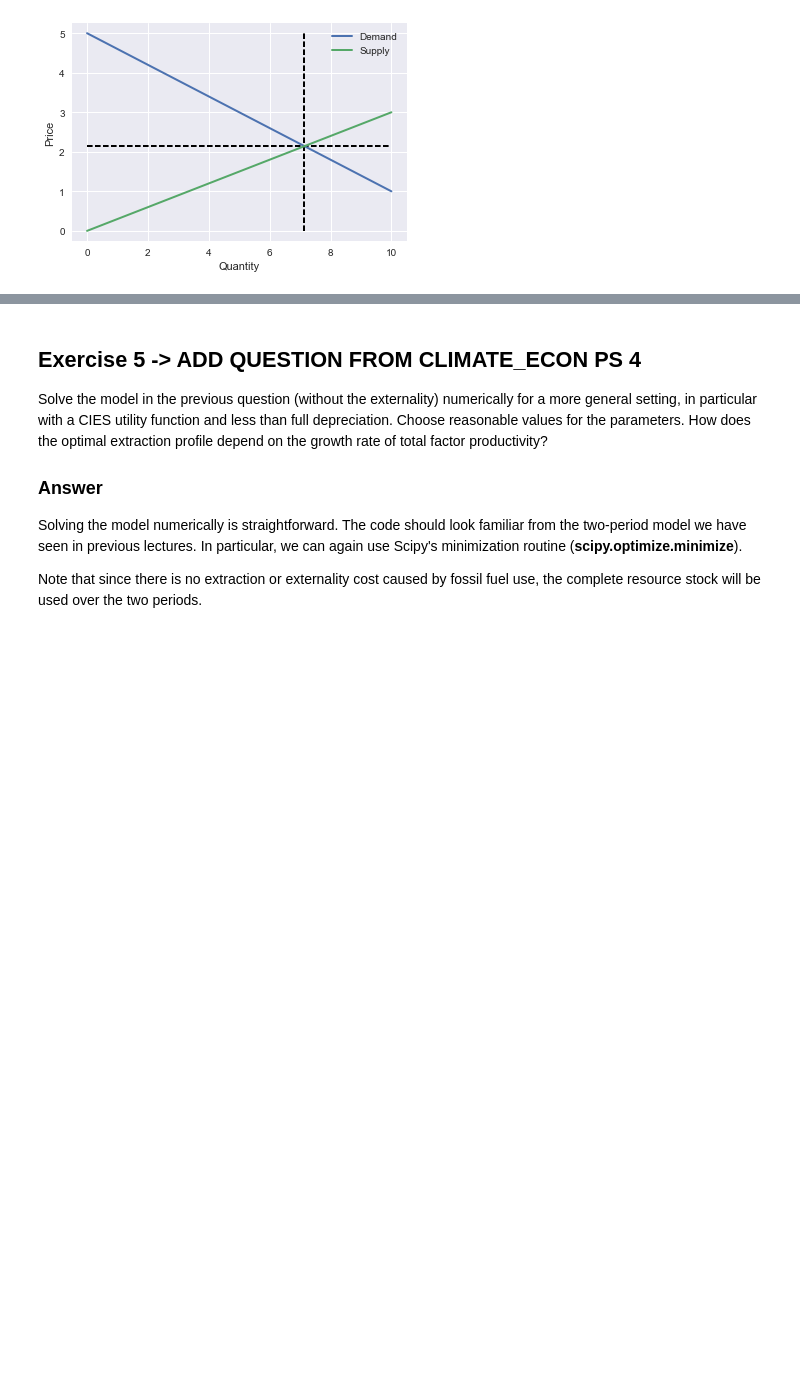
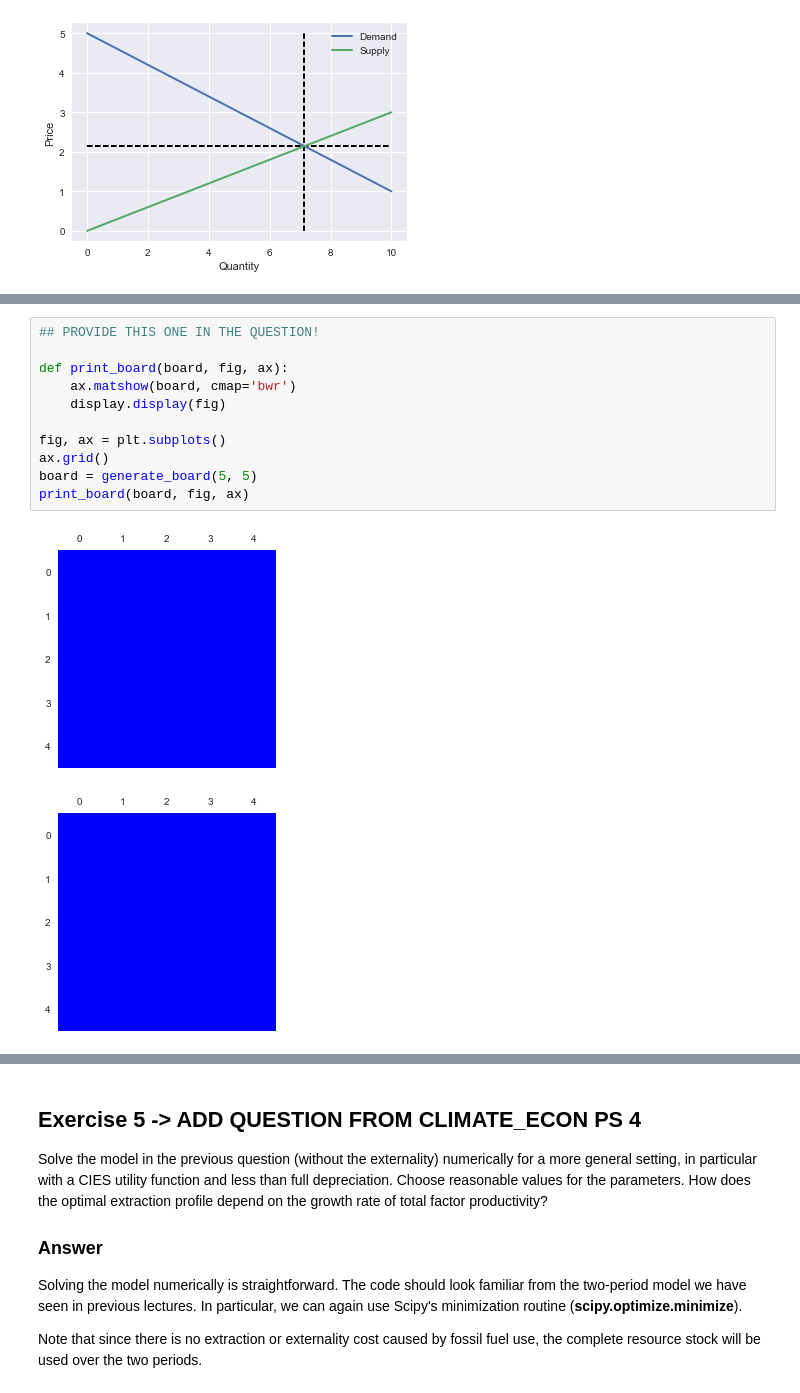
Before and after one commit to Moony2D/Python-Intro-ifo, a Jupyter notebook: PS_Scipy.ipynb, the cells around one changed output, grey strips where cells are left out. Saved outputs shown, nothing was run; the diff lists cells and outputs as text; blank space fills up the shorter version.

Commit message:
Modifies PS_Scipy: adds question on coding Battleship using matplotlib

```diff
--- a/PS_Scipy.ipynb
+++ b/PS_Scipy.ipynb
@@ -64,0 +85,14 @@ ax.legend()
+# %%
+## PROVIDE THIS ONE IN THE QUESTION!
+
+def print_board(board, fig, ax):
+    ax.matshow(board, cmap='bwr')
+    display.display(fig)
+
+fig, ax = plt.subplots()
+ax.grid()
+board = generate_board(5, 5)
+print_board(board, fig, ax)
+# %% [output]
+[figure, added]
+[figure, added]
```
Also changed, not shown: parts of 2 cells of this notebook.
